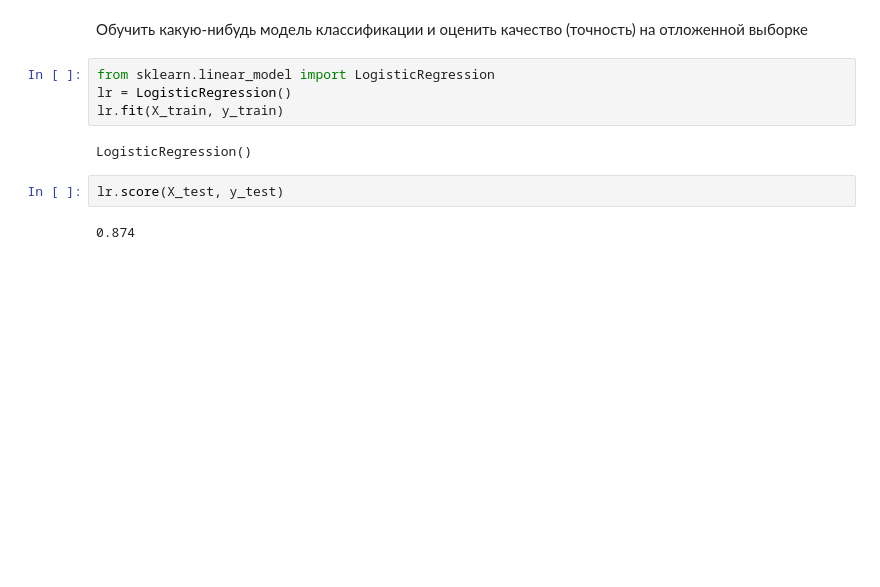
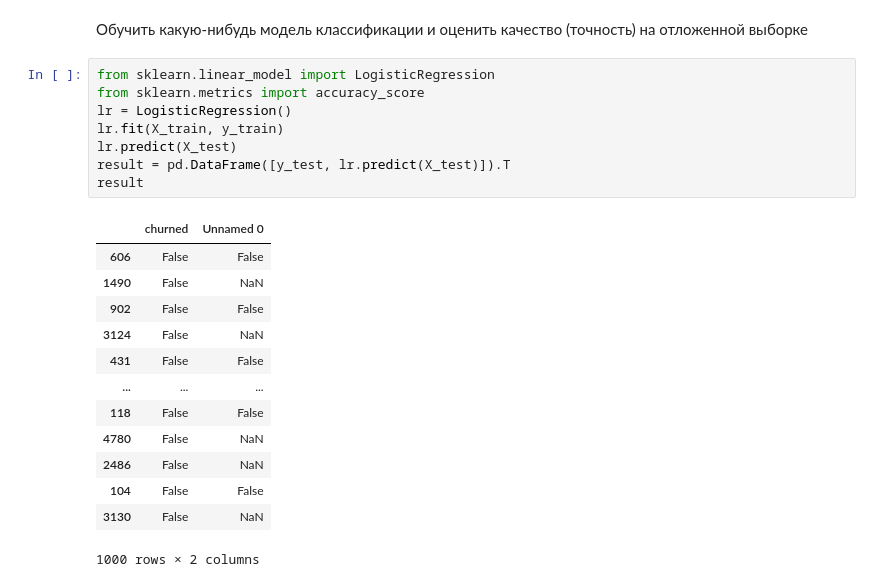
Before and after one commit to solobala/ABD26, a Jupyter notebook: ABD26_Лабораторная.ipynb, the cells around one changed output. Drawn from its saved outputs; the diff is of its cells as text; blank space fills up the shorter version.

```diff
--- a/ABD26_Лабораторная.ipynb
+++ b/ABD26_Лабораторная.ipynb
@@ -225,11 +232,23 @@ X_test = sc.transform(X_test)
 Обучить какую-нибудь модель классификации и оценить качество (точность) на отложенной выборке
 # %%
 from sklearn.linear_model import LogisticRegression
+from sklearn.metrics import accuracy_score
 lr = LogisticRegression()
 lr.fit(X_train, y_train)
+lr.predict(X_test)
+result = pd.DataFrame([y_test, lr.predict(X_test)]).T
+result
 # %% [output]
+|  | churned | Unnamed 0 |
+| 606 | False | False |
+| 1490 | False | NaN |
+| 902 | False | False |
+| 3124 | False | NaN |
+| 431 | False | False |
+| ... | ... | ... |
+| 118 | False | False |
+| 4780 | False | NaN |
+| 2486 | False | NaN |
+| 104 | False | False |
+| 3130 | False | NaN |
-LogisticRegression()
+1000 rows × 2 columns
-# %%
-lr.score(X_test, y_test)
-# %% [output]
-0.874
```
Also changed, not shown: parts of 20 cells of this notebook.
